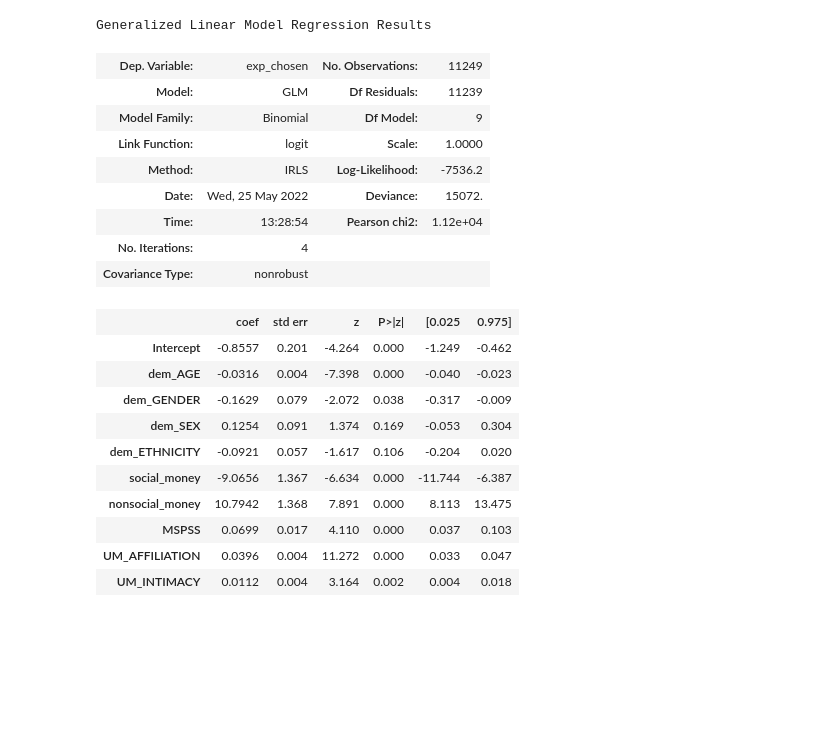
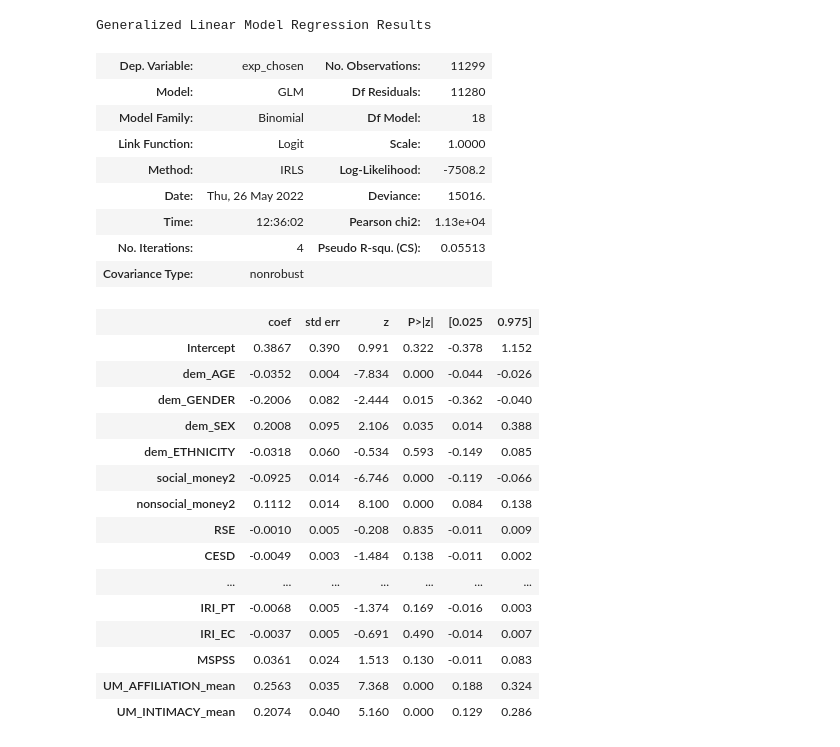
Before and after one commit to fareri-lab/WTP_CardTask, a Jupyter notebook: APS/WTP_HLM.ipynb, the cells around one changed output. Cells and saved outputs as stored; diff of their text form; code cells hidden in the pictures; blank space fills up the shorter version.

```diff
--- a/APS/WTP_HLM.ipynb
+++ b/APS/WTP_HLM.ipynb
@@ -37,8 +35,12 @@ ModuleNotFoundError: No module named 'arviz'
 # %%
 #import excel file containing data summary
 
-data = pd.read_csv(r'APS_results/WTP_Study2_LONG_REG.csv', encoding='utf-8-sig')
+data = pd.read_csv(r'WTP_LONG_ALL.csv', encoding='utf-8-sig')
 pd.set_option("display.max_rows", None, "display.max_columns", None)
+
+
+data = data.loc[(data['balanced'] == 1)]
+data= data.reset_index(drop=True)
 print(data.head())
 print(data.columns)
 # %% [output]
@@ -73,8 +75,8 @@ print(data.columns)
 # %%
  ## getting column names
 demographics = "dem_AGE + dem_GENDER +dem_SEX +dem_ETHNICITY"
-prices = "social_money + nonsocial_money"
-sociability = "MSPSS + UM_AFFILIATION + UM_INTIMACY"
+prices = "social_money2 + nonsocial_money2"
+sociability = "MSPSS + UM_AFFILIATION_mean + UM_INTIMACY_mean"
 mentalizing = "AQ + IRI_PT + IRI_EC"
 solitude = "MSSSF + UCLA_loneliness"
 dep_anx = "RSE + CESD + LSAS + STAI"
@@ -342,26 +239,31 @@ Generalized Linear Model Regression Results
 # %%
 #add social measures
-model = smf.glm('exp_chosen ~ dem_AGE + dem_GENDER+ dem_SEX+ dem_ETHNICITY + social_money + nonsocial_money + %s' %(sociability), family= sm.families.Binomial(),data=data).fit()
+model = smf.glm('exp_chosen ~ dem_AGE + dem_GENDER+ dem_SEX+ dem_ETHNICITY + social_money2 + nonsocial_money2 + %s + %s + %s +%s' %(dep_anx,solitude, mentalizing, sociability), family= sm.families.Binomial(),data=data).fit()
 model.summary()
 # %% [output]
 Generalized Linear Model Regression Results
-| Dep. Variable: | exp_chosen | No. Observations: | 11249 |
-| Model: | GLM | Df Residuals: | 11239 |
-| Model Family: | Binomial | Df Model: | 9 |
-| Link Function: | logit | Scale: | 1.0000 |
-| Method: | IRLS | Log-Likelihood: | -7536.2 |
-| Date: | Wed, 25 May 2022 | Deviance: | 15072. |
-| Time: | 13:28:54 | Pearson chi2: | 1.12e+04 |
-| No. Iterations: | 4 |  |  |
+| Dep. Variable: | exp_chosen | No. Observations: | 11299 |
+| Model: | GLM | Df Residuals: | 11280 |
+| Model Family: | Binomial | Df Model: | 18 |
+| Link Function: | Logit | Scale: | 1.0000 |
+| Method: | IRLS | Log-Likelihood: | -7508.2 |
+| Date: | Thu, 26 May 2022 | Deviance: | 15016. |
+| Time: | 12:36:02 | Pearson chi2: | 1.13e+04 |
+| No. Iterations: | 4 | Pseudo R-squ. (CS): | 0.05513 |
 | Covariance Type: | nonrobust |  |  |
 |  | coef | std err | z | P>|z| | [0.025 | 0.975] |
-| Intercept | -0.8557 | 0.201 | -4.264 | 0.000 | -1.249 | -0.462 |
-| dem_AGE | -0.0316 | 0.004 | -7.398 | 0.000 | -0.040 | -0.023 |
-| dem_GENDER | -0.1629 | 0.079 | -2.072 | 0.038 | -0.317 | -0.009 |
-| dem_SEX | 0.1254 | 0.091 | 1.374 | 0.169 | -0.053 | 0.304 |
-| dem_ETHNICITY | -0.0921 | 0.057 | -1.617 | 0.106 | -0.204 | 0.020 |
-| social_money | -9.0656 | 1.367 | -6.634 | 0.000 | -11.744 | -6.387 |
-| nonsocial_money | 10.7942 | 1.368 | 7.891 | 0.000 | 8.113 | 13.475 |
-| MSPSS | 0.0699 | 0.017 | 4.110 | 0.000 | 0.037 | 0.103 |
-| UM_AFFILIATION | 0.0396 | 0.004 | 11.272 | 0.000 | 0.033 | 0.047 |
-| UM_INTIMACY | 0.0112 | 0.004 | 3.164 | 0.002 | 0.004 | 0.018 |
+| Intercept | 0.3867 | 0.390 | 0.991 | 0.322 | -0.378 | 1.152 |
+| dem_AGE | -0.0352 | 0.004 | -7.834 | 0.000 | -0.044 | -0.026 |
+| dem_GENDER | -0.2006 | 0.082 | -2.444 | 0.015 | -0.362 | -0.040 |
+| dem_SEX | 0.2008 | 0.095 | 2.106 | 0.035 | 0.014 | 0.388 |
+| dem_ETHNICITY | -0.0318 | 0.060 | -0.534 | 0.593 | -0.149 | 0.085 |
+| social_money2 | -0.0925 | 0.014 | -6.746 | 0.000 | -0.119 | -0.066 |
+| nonsocial_money2 | 0.1112 | 0.014 | 8.100 | 0.000 | 0.084 | 0.138 |
+| RSE | -0.0010 | 0.005 | -0.208 | 0.835 | -0.011 | 0.009 |
+| CESD | -0.0049 | 0.003 | -1.484 | 0.138 | -0.011 | 0.002 |
+| ... | ... | ... | ... | ... | ... | ... |
+| IRI_PT | -0.0068 | 0.005 | -1.374 | 0.169 | -0.016 | 0.003 |
+| IRI_EC | -0.0037 | 0.005 | -0.691 | 0.490 | -0.014 | 0.007 |
+| MSPSS | 0.0361 | 0.024 | 1.513 | 0.130 | -0.011 | 0.083 |
+| UM_AFFILIATION_mean | 0.2563 | 0.035 | 7.368 | 0.000 | 0.188 | 0.324 |
+| UM_INTIMACY_mean | 0.2074 | 0.040 | 5.160 | 0.000 | 0.129 | 0.286 |
```
Also changed, not shown: parts of 34 cells of this notebook, 7 other files.
